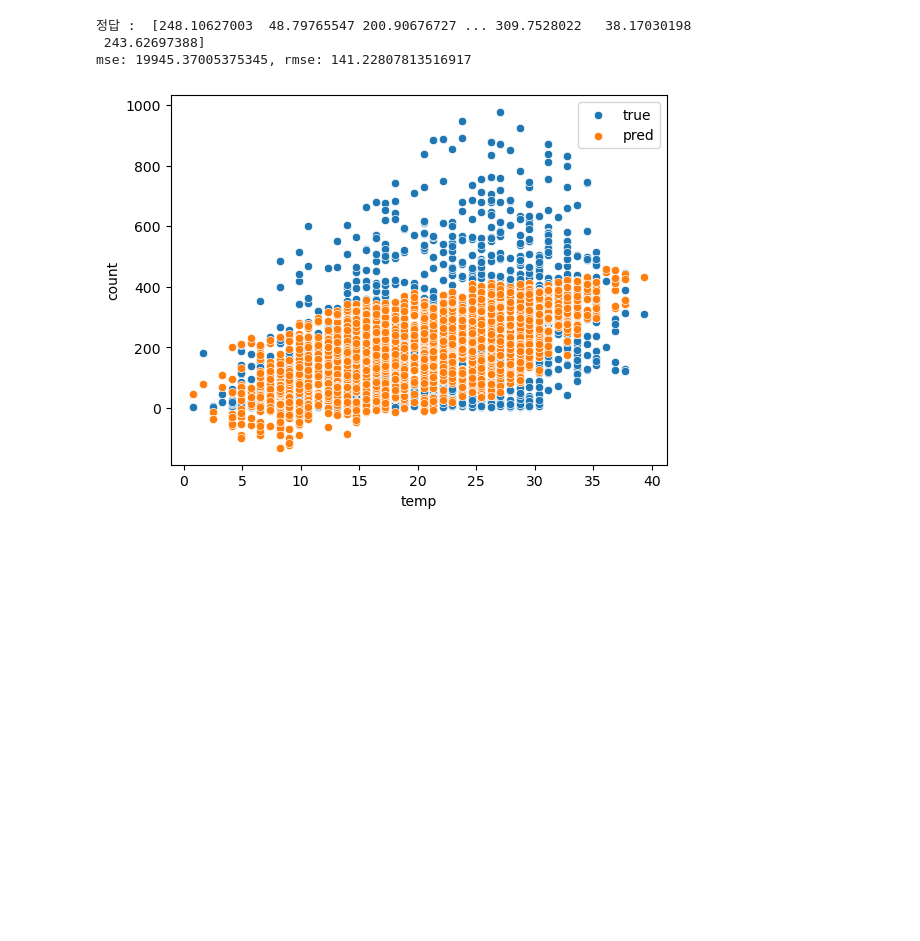
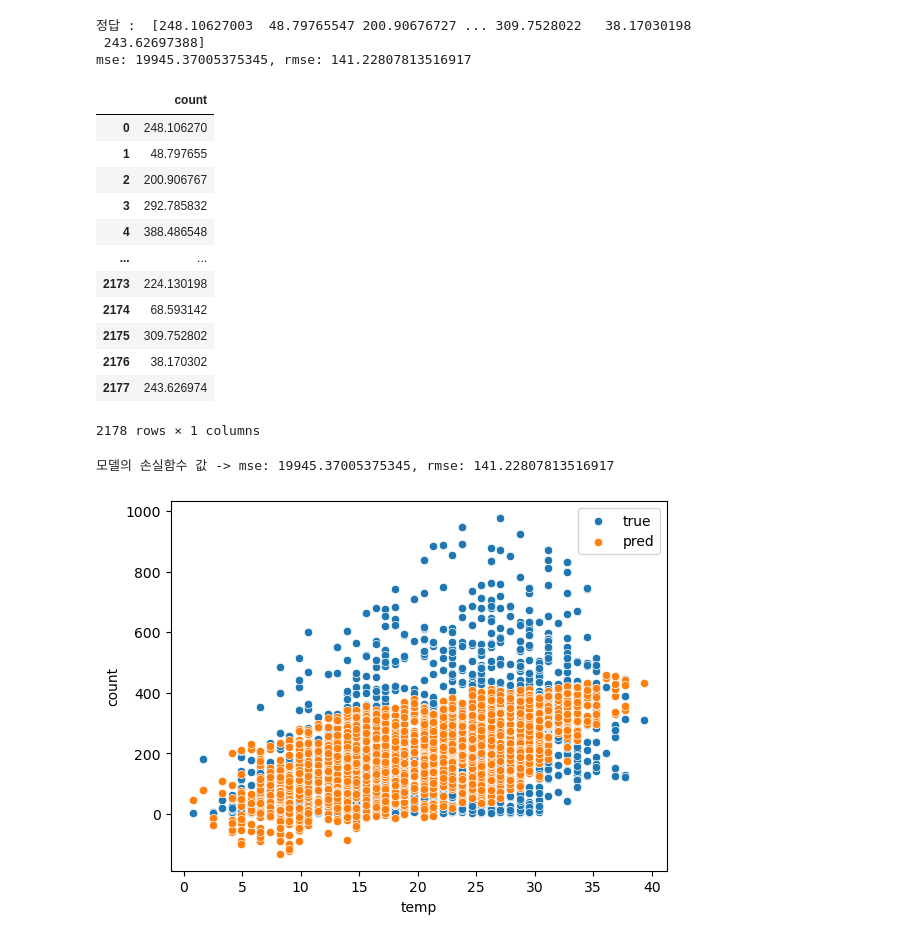
Before and after one commit to seorining/AIFFEL_quest_rs, a Jupyter notebook: Exploration/Ex01/9-2.ipynb, the cells around one changed output. Saved outputs shown, nothing was run; the diff lists cells and outputs as text; code cells hidden in the pictures; blank space fills up the shorter version.

```diff
--- a/Exploration/Ex01/9-2.ipynb
+++ b/Exploration/Ex01/9-2.ipynb
@@ -73,8 +72,7 @@ plt.show()
 from sklearn.model_selection import  train_test_split
 
 feature = ['season', 'holiday', 'workingday', 'weather', 'temp',
-       'atemp', 'humidity', 'windspeed',
-       'year', 'month', 'day', 'hour', 'minute', 'second']
+       'atemp', 'humidity', 'windspeed','year', 'month', 'day', 'hour', 'minute', 'second']
 X = train_df[feature]
 y = train_df['count']
 
@@ -96,6 +91,26 @@ print(f'mse: {mse}, rmse: {rmse}')
 정답 :  [248.10627003  48.79765547 200.90676727 ... 309.7528022   38.17030198
  243.62697388]
 mse: 19945.37005375345, rmse: 141.22807813516917
+# %%
+pd.DataFrame(pred, columns=['count'])
+# %% [output]
+|  | count |
+| 0 | 248.106270 |
+| 1 | 48.797655 |
+| 2 | 200.906767 |
+| 3 | 292.785832 |
+| 4 | 388.486548 |
+| ... | ... |
+| 2173 | 224.130198 |
+| 2174 | 68.593142 |
+| 2175 | 309.752802 |
+| 2176 | 38.170302 |
+| 2177 | 243.626974 |
+2178 rows × 1 columns
+# %%
+print(f'모델의 손실함수 값 -> mse: {mse}, rmse: {rmse}')
+# %% [output]
+모델의 손실함수 값 -> mse: 19945.37005375345, rmse: 141.22807813516917
 # %%
 sns.scatterplot(x=X_test['temp'], y=y_test, label='true')
 sns.scatterplot(x=X_test['temp'], y=pred, label='pred')
```
Also changed, not shown: parts of 2 cells of this notebook.
